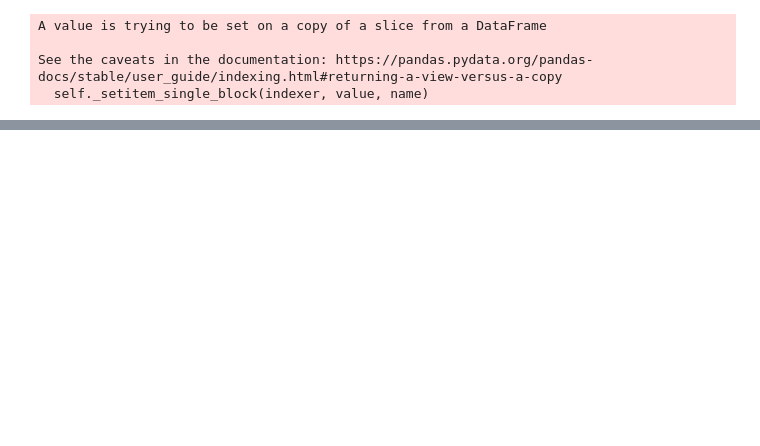
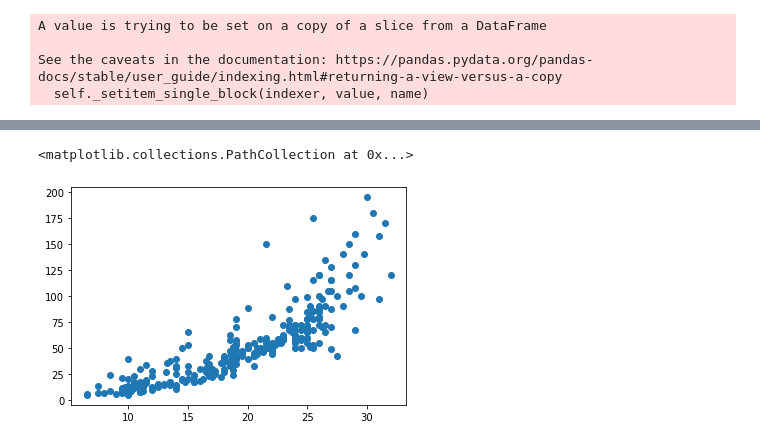
Before and after one commit to gihonglee/Dog_Breed_Recommendation, a Jupyter notebook: sandbox.ipynb, the cells around one changed output, grey strips where cells are left out. Saved outputs shown, nothing was run; the diff lists cells and outputs as text; code cells hidden in the pictures; blank space fills up the shorter version.

Commit message:
cleaned weight

```diff
--- a/sandbox.ipynb
+++ b/sandbox.ipynb
@@ -165,0 +130,5 @@ See the caveats in the documentation: https://pandas.pydata.org/pandas-docs/stab
+# %%
+# remove all Nan rows
+print(df.shape)
+df = df[df['weight'].notna()]
+print(df.shape)
@@ -165,0 +138,3 @@ See the caveats in the documentation: https://pandas.pydata.org/pandas-docs/stab
+# %%
+df['weight'] = df.weight.apply(lambda x : height_separate(x))
+df['weight'] = df.weight.apply(lambda x : height_str_to_val(x))
@@ -165,0 +166,25 @@ See the caveats in the documentation: https://pandas.pydata.org/pandas-docs/stab
+# %%
+df.weight.loc[73] = (88 + 110)/2
+df.weight.loc[76] = 6
+df.weight.loc[88] = (44 + 57)/2
+df.weight.loc[96] = 110
+df.weight.loc[112] = 28
+df.weight.loc[126] = 100
+df.weight.loc[154] = 100
+df.weight.loc[165] = 7
+df.weight.loc[167] = 12
+df.weight.loc[189] = 14
+df.weight.loc[190] = 30
+df.weight.loc[192] = (17.5+26.5) / 2
+df.weight.loc[203] = (35+44) / 2
+df.weight.loc[222] = 6.5
+df.weight.loc[238] = 10
+df.weight.loc[265] = 55
+# %%
+df.height = df.height.astype(float)
+df.weight = df.weight.astype(float)
+# %%
+plt.scatter(df.height, df.weight)
+# %% [output]
+<matplotlib.collections.PathCollection at 0x...>
+[figure, added]
```
Also changed, not shown: parts of 14 cells of this notebook.
